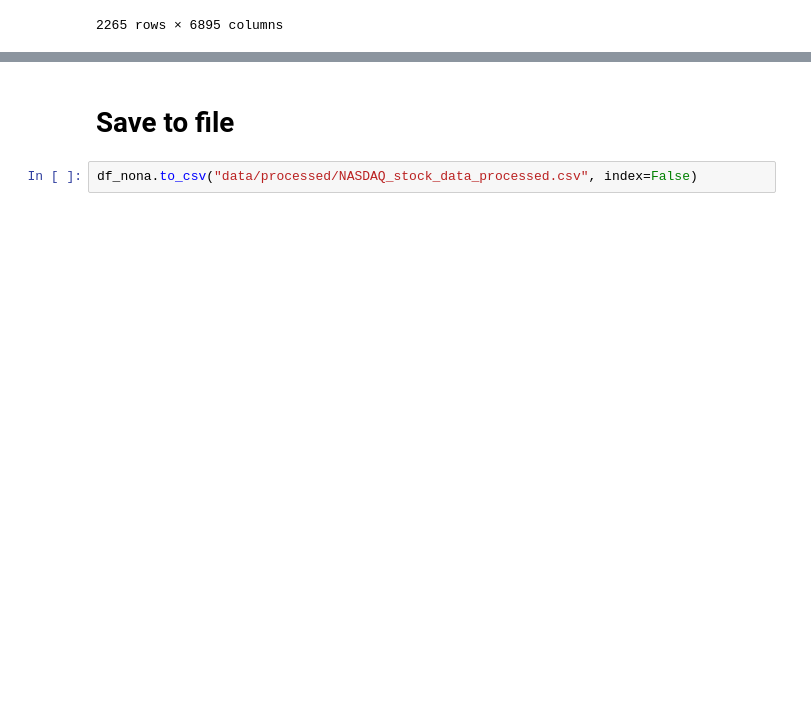
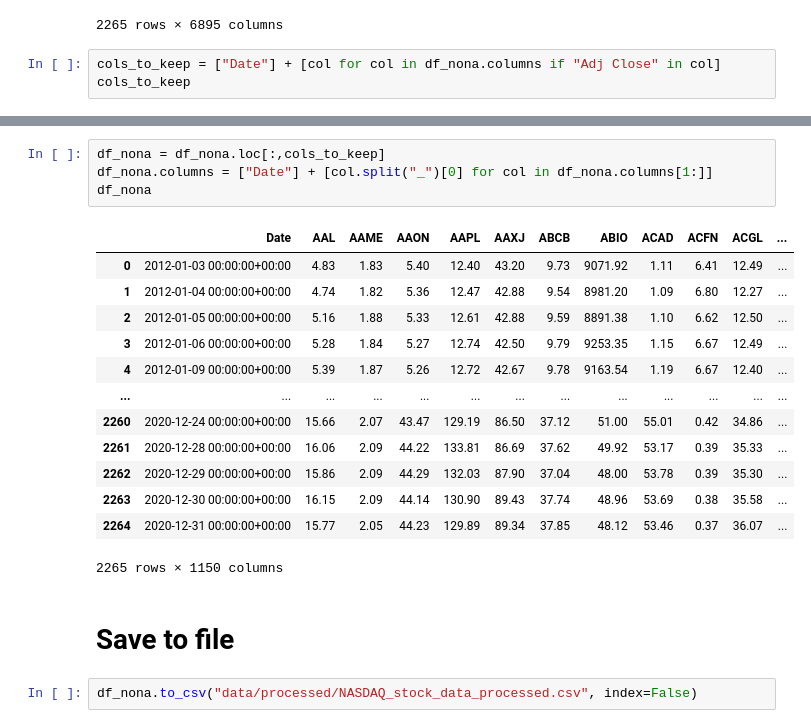
Before and after one commit to kliniik/US-Tech-Stock, a Jupyter notebook: notebooks/Luis/data_cleaning/01_stock_cleaning.ipynb, the cells around one changed output, grey strips where cells are left out. Saved outputs shown, nothing was run; the diff lists cells and outputs as text; blank space fills up the shorter version.

```diff
--- a/notebooks/Luis/data_cleaning/01_stock_cleaning.ipynb
+++ b/notebooks/Luis/data_cleaning/01_stock_cleaning.ipynb
@@ -550,3 +550,6 @@ df_nona
 | 2263 | 2020-12-30 00:00:00+00:00 | 16.15 | 16.15 | 16.20 | 15.72 | 15.85 | 49520200 | 2.09 | ... |
 | 2264 | 2020-12-31 00:00:00+00:00 | 15.77 | 15.77 | 16.09 | 15.63 | 16.08 | 57891100 | 2.05 | ... |
 2265 rows × 6895 columns
+# %%
+cols_to_keep = ["Date"] + [col for col in df_nona.columns if "Adj Close" in col]
+cols_to_keep
@@ -553,3 +574,21 @@ df_nona
+# %%
+df_nona = df_nona.loc[:,cols_to_keep]
+df_nona.columns = ["Date"] + [col.split("_")[0] for col in df_nona.columns[1:]]
+df_nona
+# %% [output]
+|  | Date | AAL | AAME | AAON | AAPL | AAXJ | ABCB | ABIO | ACAD | ACFN | ACGL | ... |
+| 0 | 2012-01-03 00:00:00+00:00 | 4.83 | 1.83 | 5.40 | 12.40 | 43.20 | 9.73 | 9071.92 | 1.11 | 6.41 | 12.49 | ... |
+| 1 | 2012-01-04 00:00:00+00:00 | 4.74 | 1.82 | 5.36 | 12.47 | 42.88 | 9.54 | 8981.20 | 1.09 | 6.80 | 12.27 | ... |
+| 2 | 2012-01-05 00:00:00+00:00 | 5.16 | 1.88 | 5.33 | 12.61 | 42.88 | 9.59 | 8891.38 | 1.10 | 6.62 | 12.50 | ... |
+| 3 | 2012-01-06 00:00:00+00:00 | 5.28 | 1.84 | 5.27 | 12.74 | 42.50 | 9.79 | 9253.35 | 1.15 | 6.67 | 12.49 | ... |
+| 4 | 2012-01-09 00:00:00+00:00 | 5.39 | 1.87 | 5.26 | 12.72 | 42.67 | 9.78 | 9163.54 | 1.19 | 6.67 | 12.40 | ... |
+| ... | ... | ... | ... | ... | ... | ... | ... | ... | ... | ... | ... | ... |
+| 2260 | 2020-12-24 00:00:00+00:00 | 15.66 | 2.07 | 43.47 | 129.19 | 86.50 | 37.12 | 51.00 | 55.01 | 0.42 | 34.86 | ... |
+| 2261 | 2020-12-28 00:00:00+00:00 | 16.06 | 2.09 | 44.22 | 133.81 | 86.69 | 37.62 | 49.92 | 53.17 | 0.39 | 35.33 | ... |
+| 2262 | 2020-12-29 00:00:00+00:00 | 15.86 | 2.09 | 44.29 | 132.03 | 87.90 | 37.04 | 48.00 | 53.78 | 0.39 | 35.30 | ... |
+| 2263 | 2020-12-30 00:00:00+00:00 | 16.15 | 2.09 | 44.14 | 130.90 | 89.43 | 37.74 | 48.96 | 53.69 | 0.38 | 35.58 | ... |
+| 2264 | 2020-12-31 00:00:00+00:00 | 15.77 | 2.05 | 44.23 | 129.89 | 89.34 | 37.85 | 48.12 | 53.46 | 0.37 | 36.07 | ... |
+2265 rows × 1150 columns
 # %% [markdown]
 # Save to file
 # %%
```
Also changed, not shown: parts of 2 cells of this notebook, 12 other files.
